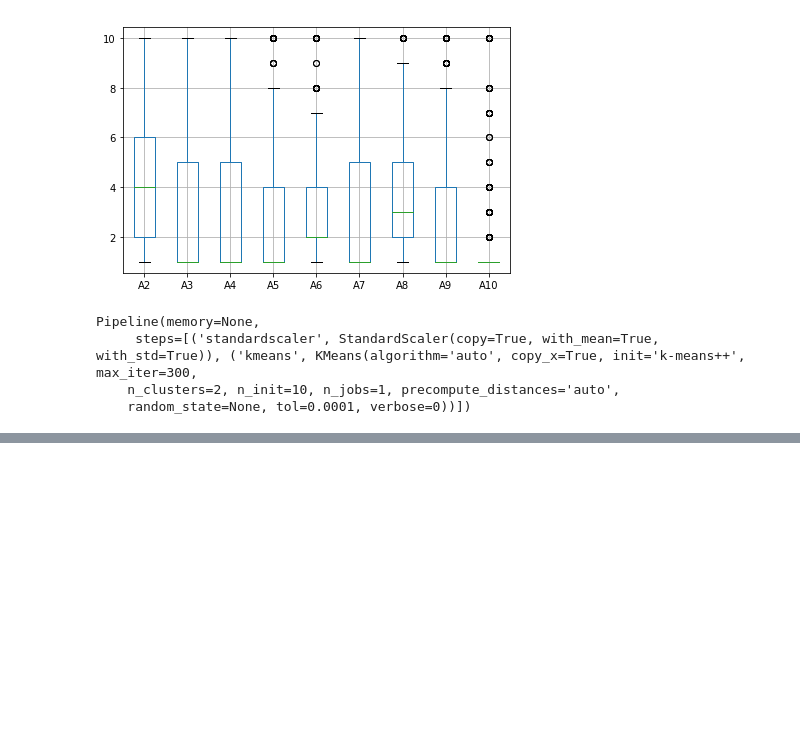
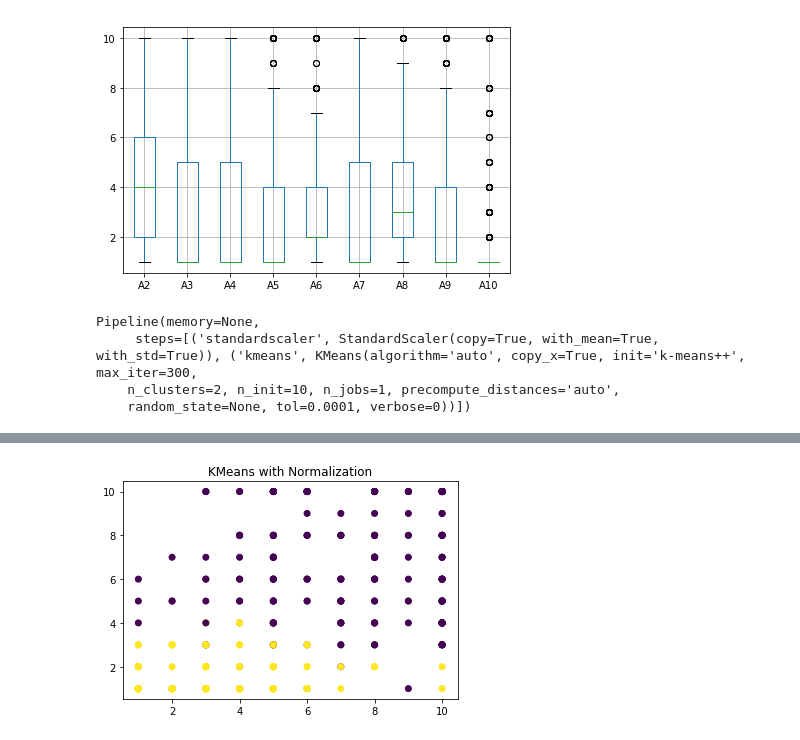
Before and after one commit to iamrajp/G10-PythonProject, a Jupyter notebook: code/Main.ipynb, the cells around one changed output, grey strips where cells are left out. Drawn from its saved outputs; the diff is of its cells as text; code cells hidden in the pictures; blank space fills up the shorter version.

```diff
--- a/code/Main.ipynb
+++ b/code/Main.ipynb
@@ -238,6 +256,8 @@ Pipeline(memory=None,
      steps=[('standardscaler', StandardScaler(copy=True, with_mean=True, with_std=True)), ('kmeans', KMeans(algorithm='auto', copy_x=True, init='k-means++', max_iter=300,
     n_clusters=2, n_init=10, n_jobs=1, precompute_distances='auto',
     random_state=None, tol=0.0001, verbose=0))])
+# %%
+labels2 = pipeline.predict(hist_data)
 # %%
 centroids_b = model_c.cluster_centers_
 np.set_printoptions(precision=2)
@@ -247,0 +268,7 @@ print((centroids_b))
+# %%
+# Scatter plot with colors representiong KMeans Clusters
+plt.scatter(f1,f2,c=labels2)
+plt.title('KMeans with Normalization')
+plt.show()
+# %% [output]
+[figure, added]
```
Also changed, not shown: parts of 8 cells of this notebook.
